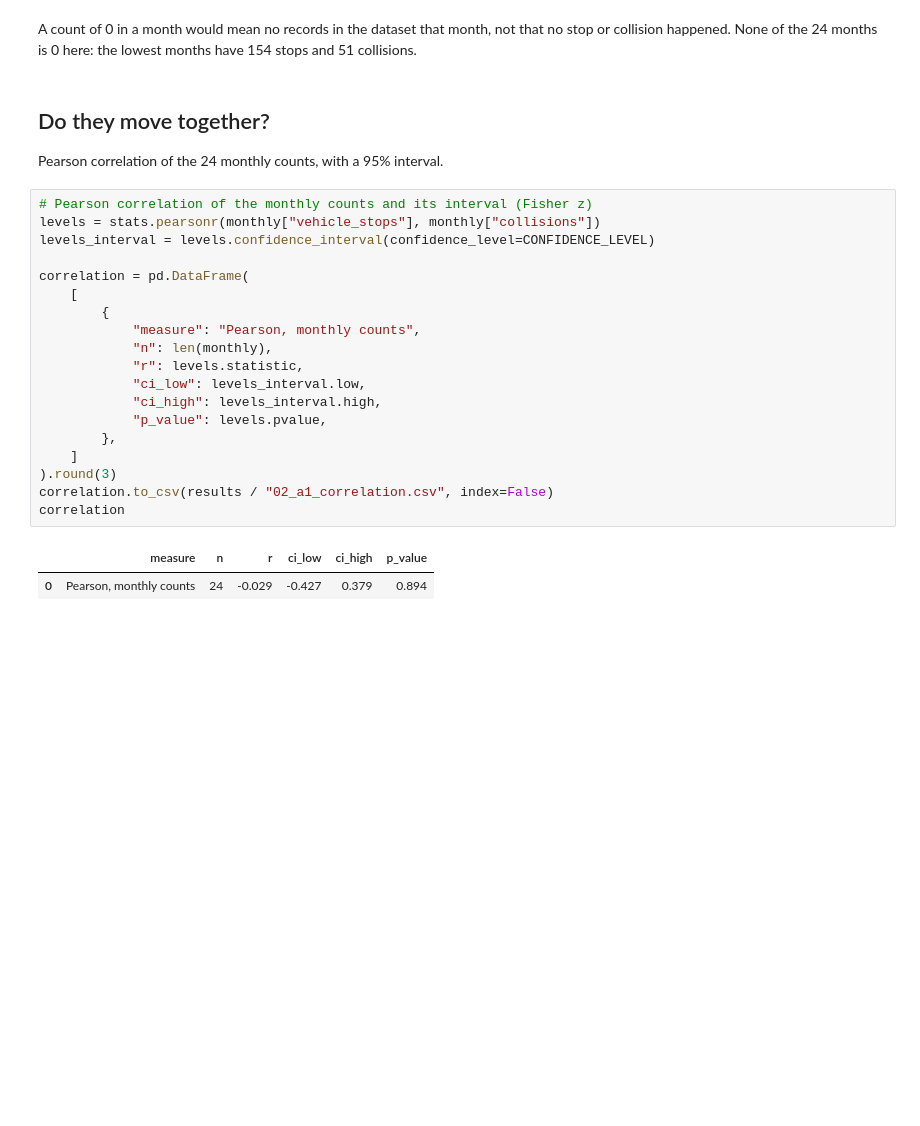
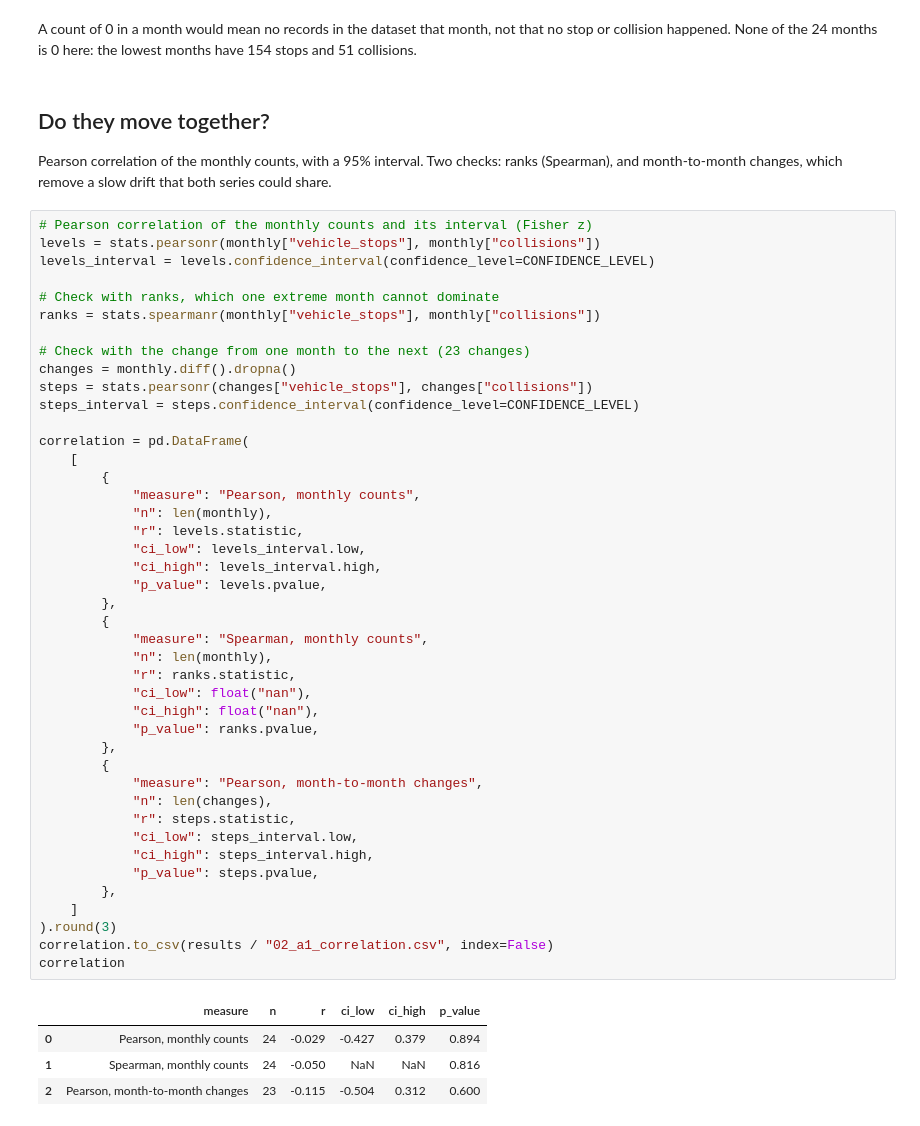
Before and after one commit to UCB-stat159-f26/final-project-team-16, a Jupyter notebook: notebooks/02_trends.ipynb, the cells around one changed output. Saved outputs shown, nothing was run; the diff lists cells and outputs as text; blank space fills up the shorter version.

```diff
--- a/notebooks/02_trends.ipynb
+++ b/notebooks/02_trends.ipynb
@@ -114,26 +114,52 @@ A count of 0 in a month would mean no records in the dataset that month, not tha
 # %% [markdown]
 ## Do they move together?
 
-Pearson correlation of the 24 monthly counts, with a 95% interval.
+Pearson correlation of the monthly counts, with a 95% interval. Two checks: ranks (Spearman), and month-to-month changes, which remove a slow drift that both series could share.
 # %%
 # Pearson correlation of the monthly counts and its interval (Fisher z)
 levels = stats.pearsonr(monthly["vehicle_stops"], monthly["collisions"])
 levels_interval = levels.confidence_interval(confidence_level=CONFIDENCE_LEVEL)
+
+# Check with ranks, which one extreme month cannot dominate
+ranks = stats.spearmanr(monthly["vehicle_stops"], monthly["collisions"])
+
+# Check with the change from one month to the next (23 changes)
+changes = monthly.diff().dropna()
+steps = stats.pearsonr(changes["vehicle_stops"], changes["collisions"])
+steps_interval = steps.confidence_interval(confidence_level=CONFIDENCE_LEVEL)
 
 correlation = pd.DataFrame(
     [
         {
             "measure": "Pearson, monthly counts",
             "n": len(monthly),
             "r": levels.statistic,
             "ci_low": levels_interval.low,
             "ci_high": levels_interval.high,
             "p_value": levels.pvalue,
         },
+        {
+            "measure": "Spearman, monthly counts",
+            "n": len(monthly),
+            "r": ranks.statistic,
+            "ci_low": float("nan"),
+            "ci_high": float("nan"),
+            "p_value": ranks.pvalue,
+        },
+        {
+            "measure": "Pearson, month-to-month changes",
+            "n": len(changes),
+            "r": steps.statistic,
+            "ci_low": steps_interval.low,
+            "ci_high": steps_interval.high,
+            "p_value": steps.pvalue,
+        },
     ]
 ).round(3)
 correlation.to_csv(results / "02_a1_correlation.csv", index=False)
 correlation
 # %% [output]
 |  | measure | n | r | ci_low | ci_high | p_value |
 | 0 | Pearson, monthly counts | 24 | -0.029 | -0.427 | 0.379 | 0.894 |
+| 1 | Spearman, monthly counts | 24 | -0.050 | NaN | NaN | 0.816 |
+| 2 | Pearson, month-to-month changes | 23 | -0.115 | -0.504 | 0.312 | 0.600 |
```
Also changed, not shown: 1 other file.
